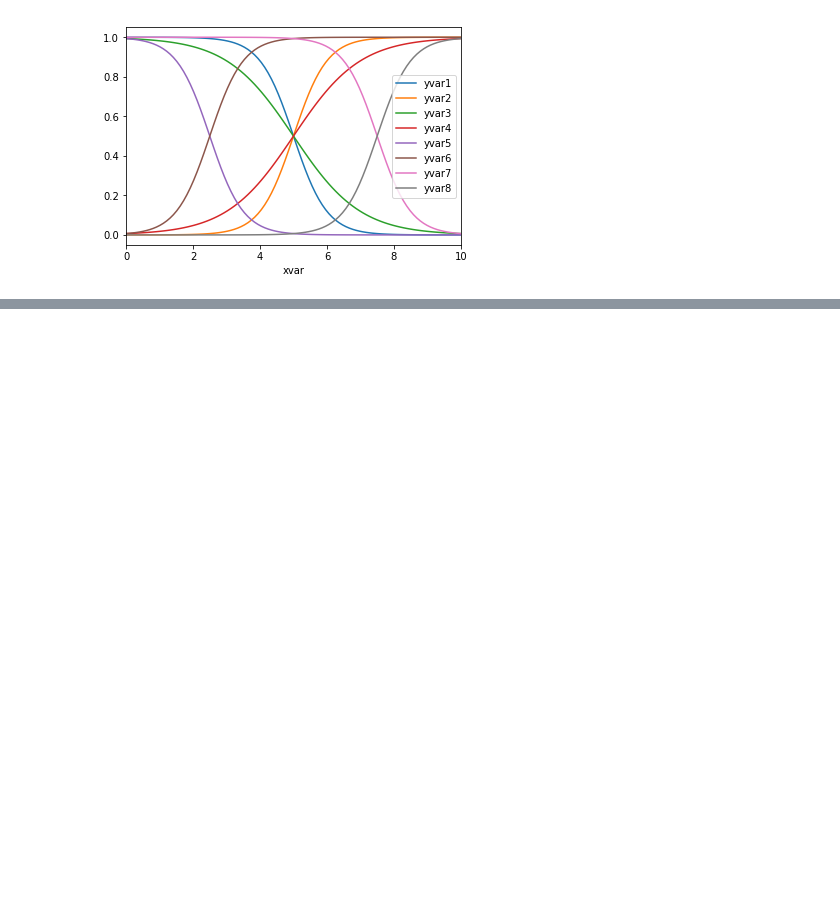
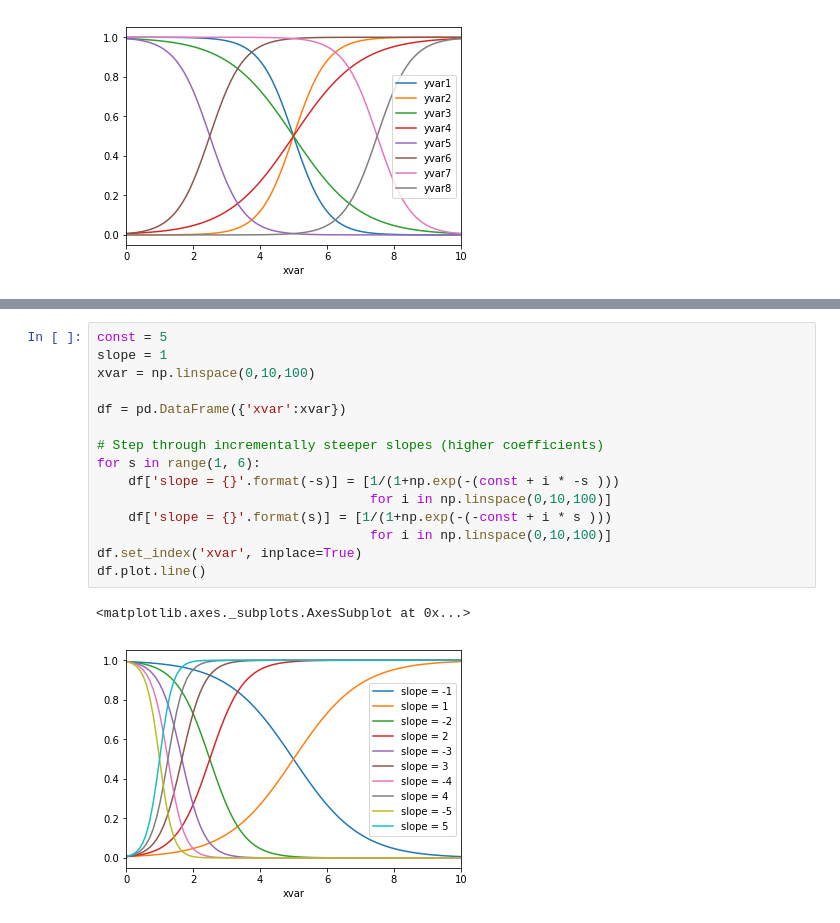
Before and after one commit to adamrossnelson/HelloWorld, a Jupyter notebook: sparefiles/draw_logistic_curve.ipynb, the cells around one changed output, grey strips where cells are left out. Cells and saved outputs as stored; diff of their text form; blank space fills up the shorter version.

```diff
--- a/sparefiles/draw_logistic_curve.ipynb
+++ b/sparefiles/draw_logistic_curve.ipynb
@@ -39,0 +94,18 @@ df.plot.line()
+# %%
+const = 5
+slope = 1
+xvar = np.linspace(0,10,100)
+
+df = pd.DataFrame({'xvar':xvar})
+
+# Step through incrementally steeper slopes (higher coefficients)
+for s in range(1, 6):
+    df['slope = {}'.format(-s)] = [1/(1+np.exp(-(const + i * -s )))
+                                   for i in np.linspace(0,10,100)]
+    df['slope = {}'.format(s)] = [1/(1+np.exp(-(-const + i * s )))
+                                   for i in np.linspace(0,10,100)]
+df.set_index('xvar', inplace=True)
+df.plot.line()
+# %% [output]
+<matplotlib.axes._subplots.AxesSubplot at 0x...>
+[figure, added]
```
Also changed, not shown: parts of 5 cells of this notebook.
